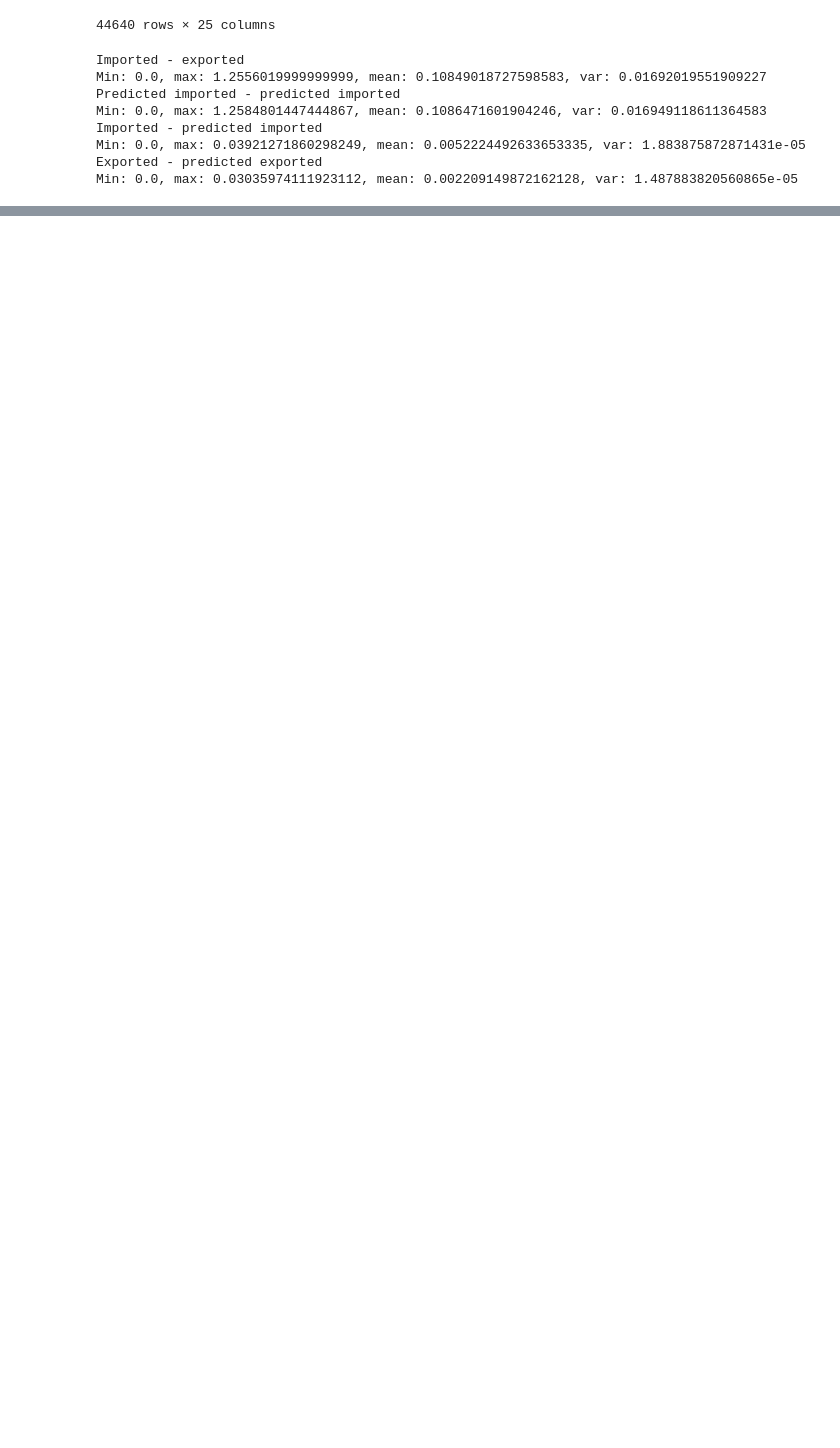
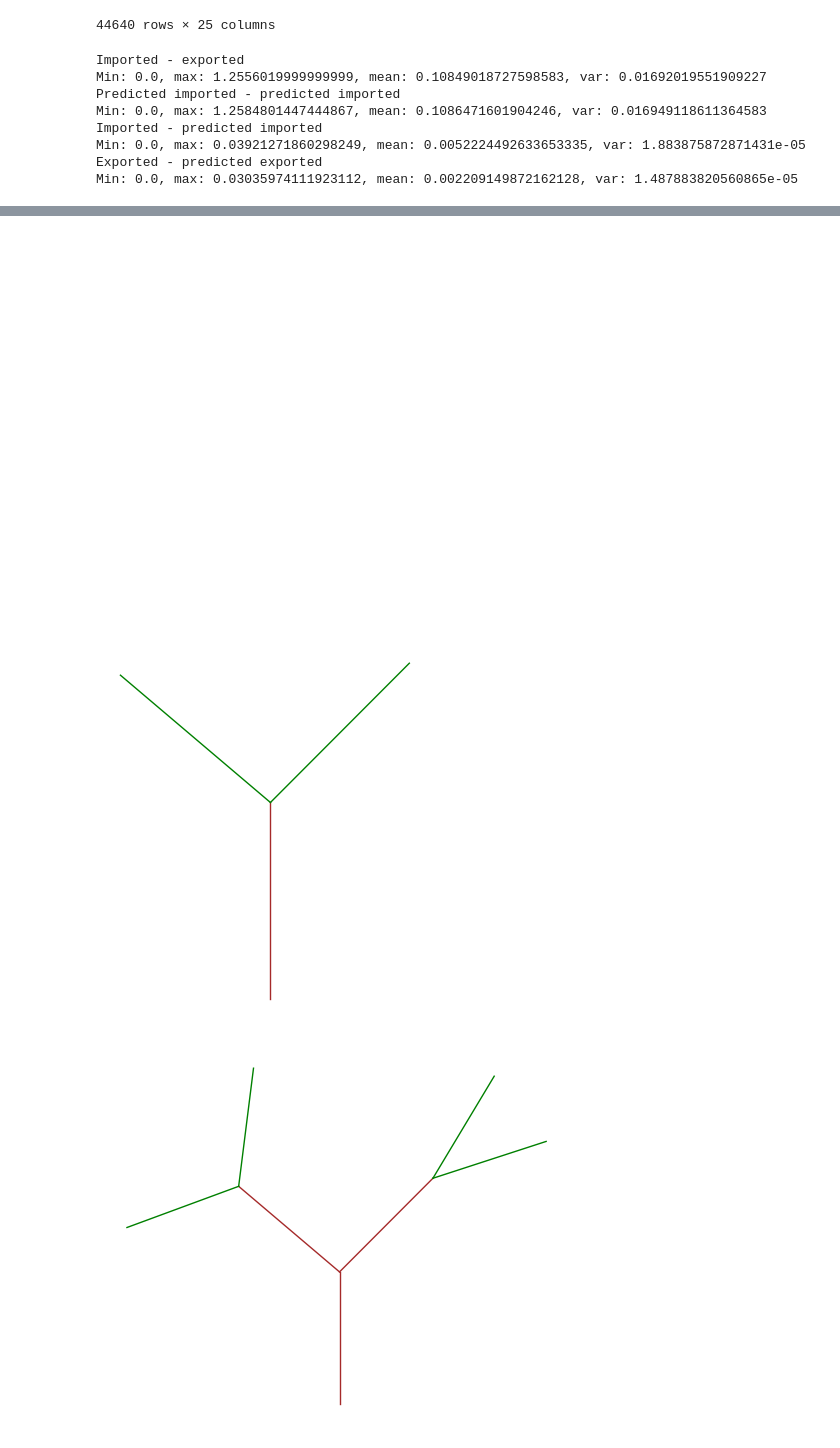
Before and after one commit to KajetanPoliak/greenhack2024, a Jupyter notebook: Pepa_ntb.ipynb, the cells around one changed output, grey strips where cells are left out. Drawn from its saved outputs; the diff is of its cells as text; code cells hidden in the pictures; blank space fills up the shorter version.

```diff
--- a/Pepa_ntb.ipynb
+++ b/Pepa_ntb.ipynb
@@ -103,0 +221,12 @@ Min: 0.0, max: 0.03035974111923112, mean: 0.002209149872162128, var: 1.487883820
+# %%
+tree = Tree(np.pi / 2)
+depth = 20
+for i in range(depth):
+    tree.draw()
+    score = random.uniform(0.5, 1)
+    tree.next(0.9, np.pi / 6, lambda x: pertubation(x, depth), score)
+tree.draw()
+# %% [output]
+[figure, added]
+[figure, added]
+[figure, added]
```
Also changed, not shown: parts of 4 cells of this notebook.
